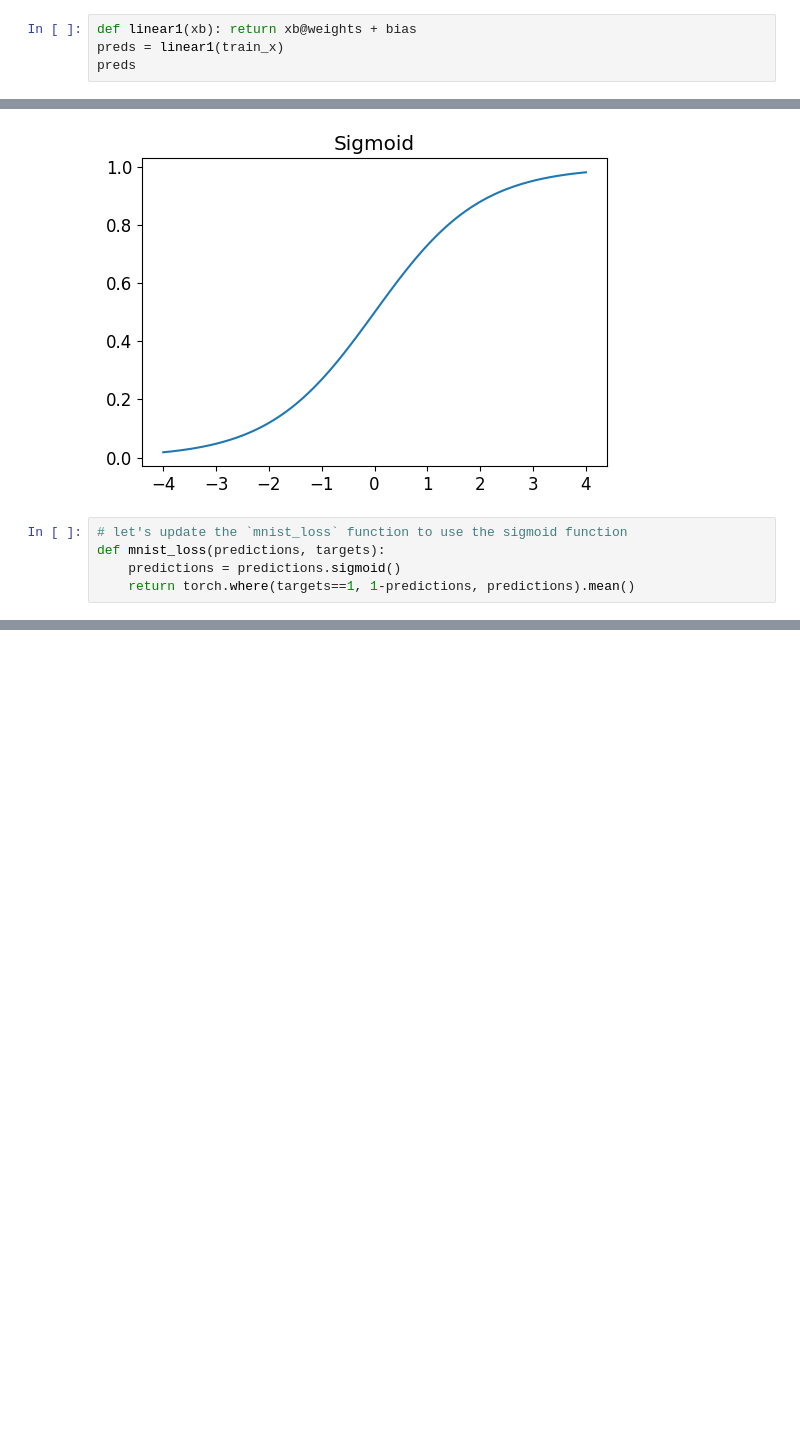
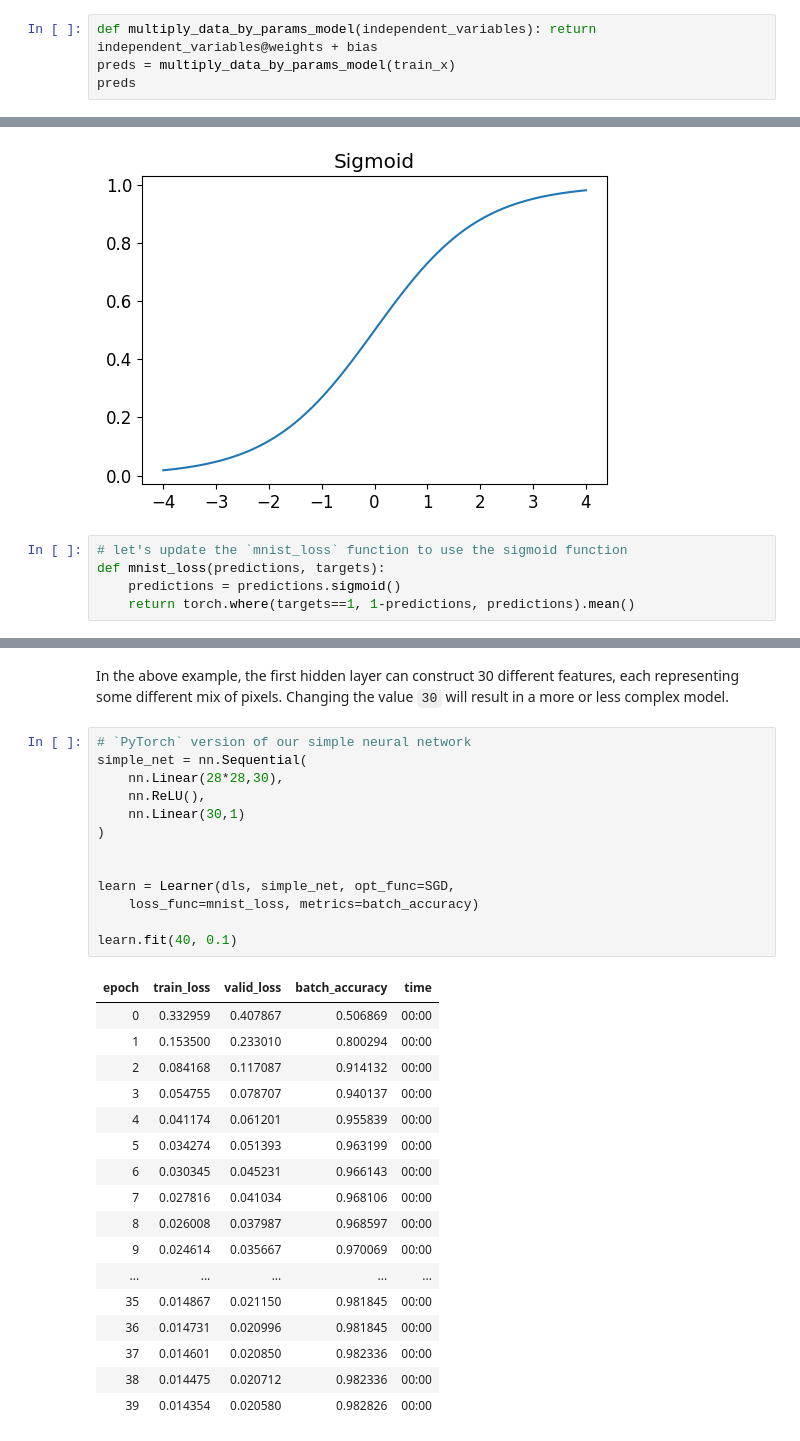
Before and after one commit to yactouat/learning_AI, a Jupyter notebook: notebooks/digits-classifier/digits-classifier.ipynb, the cells around one changed output, grey strips where cells are left out. Cells and saved outputs as stored; diff of their text form; blank space fills up the shorter version.

```diff
--- a/notebooks/digits-classifier/digits-classifier.ipynb
+++ b/notebooks/digits-classifier/digits-classifier.ipynb
@@ -631,7 +624,7 @@ train_x.shape
 # %% [output]
 torch.Size([12396, 784])
 # %%
-def linear1(xb): return xb@weights + bias
-preds = linear1(train_x)
+def multiply_data_by_params_model(independent_variables): return independent_variables@weights + bias
+preds = multiply_data_by_params_model(train_x)
 preds
 # %% [output]
@@ -707,0 +892,33 @@ def mnist_loss(predictions, targets):
+# %% [markdown]
+In the above example, the first hidden layer can construct 30 different features, each representing some different mix of pixels. Changing the value `30` will result in a more or less complex model.
+# %%
+# `PyTorch` version of our simple neural network
+simple_net = nn.Sequential(
+    nn.Linear(28*28,30),
+    nn.ReLU(),
+    nn.Linear(30,1)
+)
+
+
+learn = Learner(dls, simple_net, opt_func=SGD,
+    loss_func=mnist_loss, metrics=batch_accuracy)
+
+learn.fit(40, 0.1)
+# %% [output]
+| epoch | train_loss | valid_loss | batch_accuracy | time |
+| 0 | 0.332959 | 0.407867 | 0.506869 | 00:00 |
+| 1 | 0.153500 | 0.233010 | 0.800294 | 00:00 |
+| 2 | 0.084168 | 0.117087 | 0.914132 | 00:00 |
+| 3 | 0.054755 | 0.078707 | 0.940137 | 00:00 |
+| 4 | 0.041174 | 0.061201 | 0.955839 | 00:00 |
+| 5 | 0.034274 | 0.051393 | 0.963199 | 00:00 |
+| 6 | 0.030345 | 0.045231 | 0.966143 | 00:00 |
+| 7 | 0.027816 | 0.041034 | 0.968106 | 00:00 |
+| 8 | 0.026008 | 0.037987 | 0.968597 | 00:00 |
+| 9 | 0.024614 | 0.035667 | 0.970069 | 00:00 |
+| ... | ... | ... | ... | ... |
+| 35 | 0.014867 | 0.021150 | 0.981845 | 00:00 |
+| 36 | 0.014731 | 0.020996 | 0.981845 | 00:00 |
+| 37 | 0.014601 | 0.020850 | 0.982336 | 00:00 |
+| 38 | 0.014475 | 0.020712 | 0.982336 | 00:00 |
+| 39 | 0.014354 | 0.020580 | 0.982826 | 00:00 |
```
Also changed, not shown: parts of 30 cells of this notebook, 3 other files.
